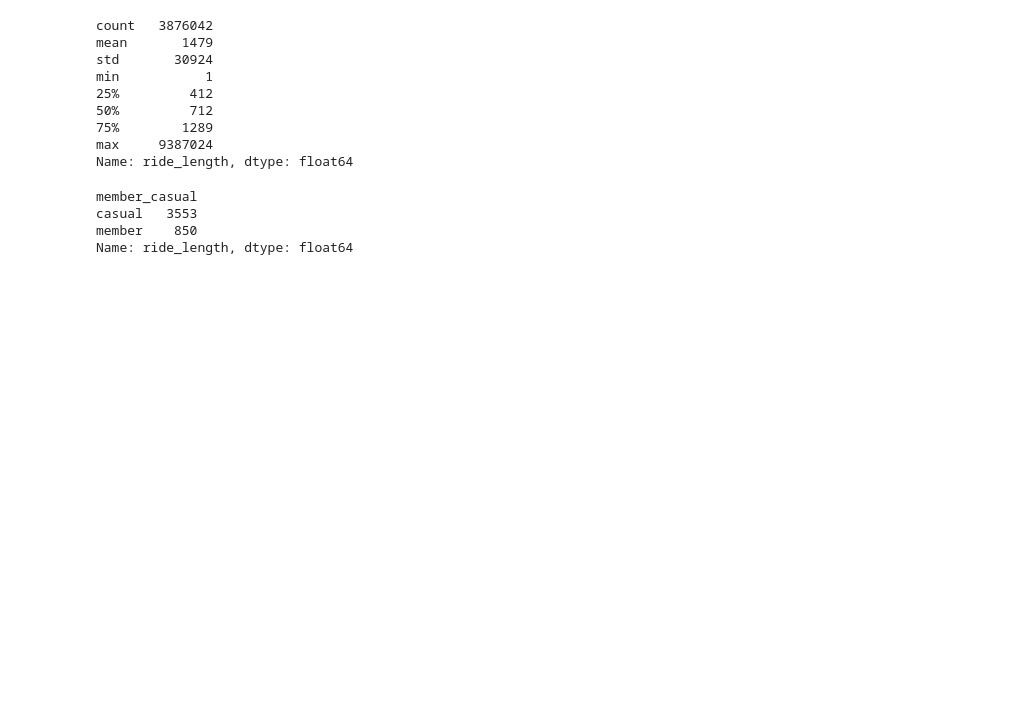
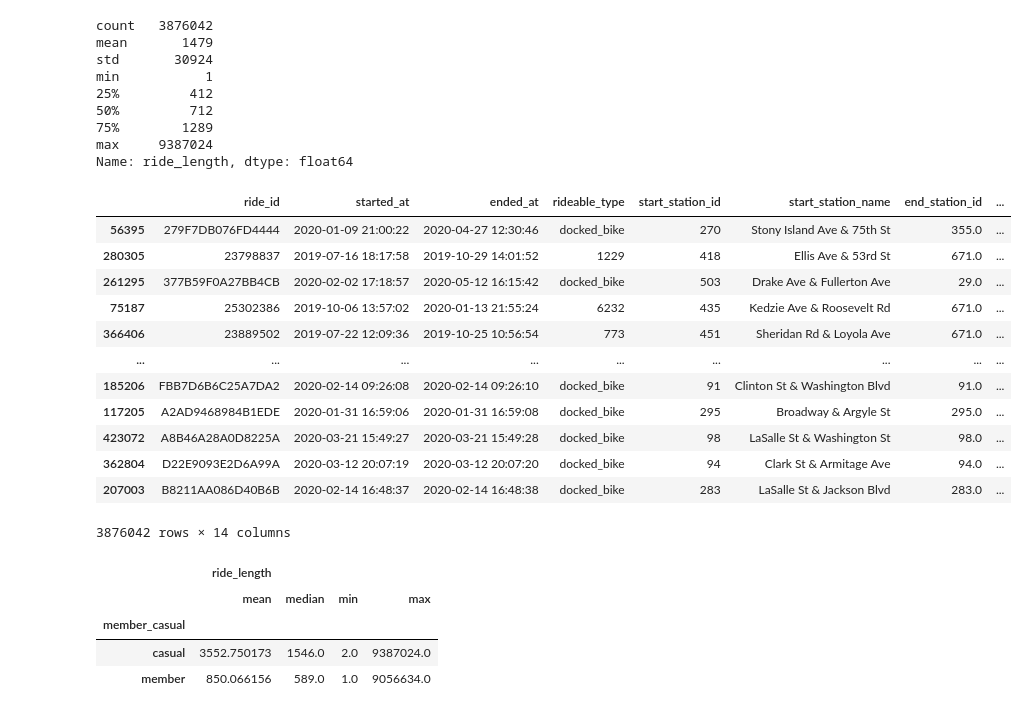
Before and after one commit to curtiselfn/PortoProject, a Jupyter notebook: Cyclistic Bike Share/Notebook.ipynb, the cells around one changed output. Cells and saved outputs as stored; diff of their text form; code cells hidden in the pictures; blank space fills up the shorter version.

```diff
--- a/Cyclistic Bike Share/Notebook.ipynb
+++ b/Cyclistic Bike Share/Notebook.ipynb
@@ -406,10 +432,28 @@ max     9387024
 Name: ride_length, dtype: float64
 # %%
 pd.options.display.float_format = None
+# %%
+sorted_ride = working_df.sort_values(by='ride_length', ascending= False)
+sorted_ride
+# %% [output]
+|  | ride_id | started_at | ended_at | rideable_type | start_station_id | start_station_name | end_station_id | ... |
+| 56395 | 279F7DB076FD4444 | 2020-01-09 21:00:22 | 2020-04-27 12:30:46 | docked_bike | 270 | Stony Island Ave & 75th St | 355.0 | ... |
+| 280305 | 23798837 | 2019-07-16 18:17:58 | 2019-10-29 14:01:52 | 1229 | 418 | Ellis Ave & 53rd St | 671.0 | ... |
+| 261295 | 377B59F0A27BB4CB | 2020-02-02 17:18:57 | 2020-05-12 16:15:42 | docked_bike | 503 | Drake Ave & Fullerton Ave | 29.0 | ... |
+| 75187 | 25302386 | 2019-10-06 13:57:02 | 2020-01-13 21:55:24 | 6232 | 435 | Kedzie Ave & Roosevelt Rd | 671.0 | ... |
+| 366406 | 23889502 | 2019-07-22 12:09:36 | 2019-10-25 10:56:54 | 773 | 451 | Sheridan Rd & Loyola Ave | 671.0 | ... |
+| ... | ... | ... | ... | ... | ... | ... | ... | ... |
+| 185206 | FBB7D6B6C25A7DA2 | 2020-02-14 09:26:08 | 2020-02-14 09:26:10 | docked_bike | 91 | Clinton St & Washington Blvd | 91.0 | ... |
+| 117205 | A2AD9468984B1EDE | 2020-01-31 16:59:06 | 2020-01-31 16:59:08 | docked_bike | 295 | Broadway & Argyle St | 295.0 | ... |
+| 423072 | A8B46A28A0D8225A | 2020-03-21 15:49:27 | 2020-03-21 15:49:28 | docked_bike | 98 | LaSalle St & Washington St | 98.0 | ... |
+| 362804 | D22E9093E2D6A99A | 2020-03-12 20:07:19 | 2020-03-12 20:07:20 | docked_bike | 94 | Clark St & Armitage Ave | 94.0 | ... |
+| 207003 | B8211AA086D40B6B | 2020-02-14 16:48:37 | 2020-02-14 16:48:38 | docked_bike | 283 | LaSalle St & Jackson Blvd | 283.0 | ... |
+3876042 rows × 14 columns
 # %%
-working_df.groupby('member_casual')['ride_length'].mean()
+working_df.groupby('member_casual')[['ride_length']].agg(['mean', 'median', 'min', 'max'])
 # %% [output]
-member_casual
-casual   3553
-member    850
-Name: ride_length, dtype: float64
+|  | ride_length |  |  |  |
+|  | mean | median | min | max |
+| member_casual |  |  |  |  |
+| casual | 3552.750173 | 1546.0 | 2.0 | 9387024.0 |
+| member | 850.066156 | 589.0 | 1.0 | 9056634.0 |
```
Also changed, not shown: parts of 20 cells of this notebook, 1 other file.
